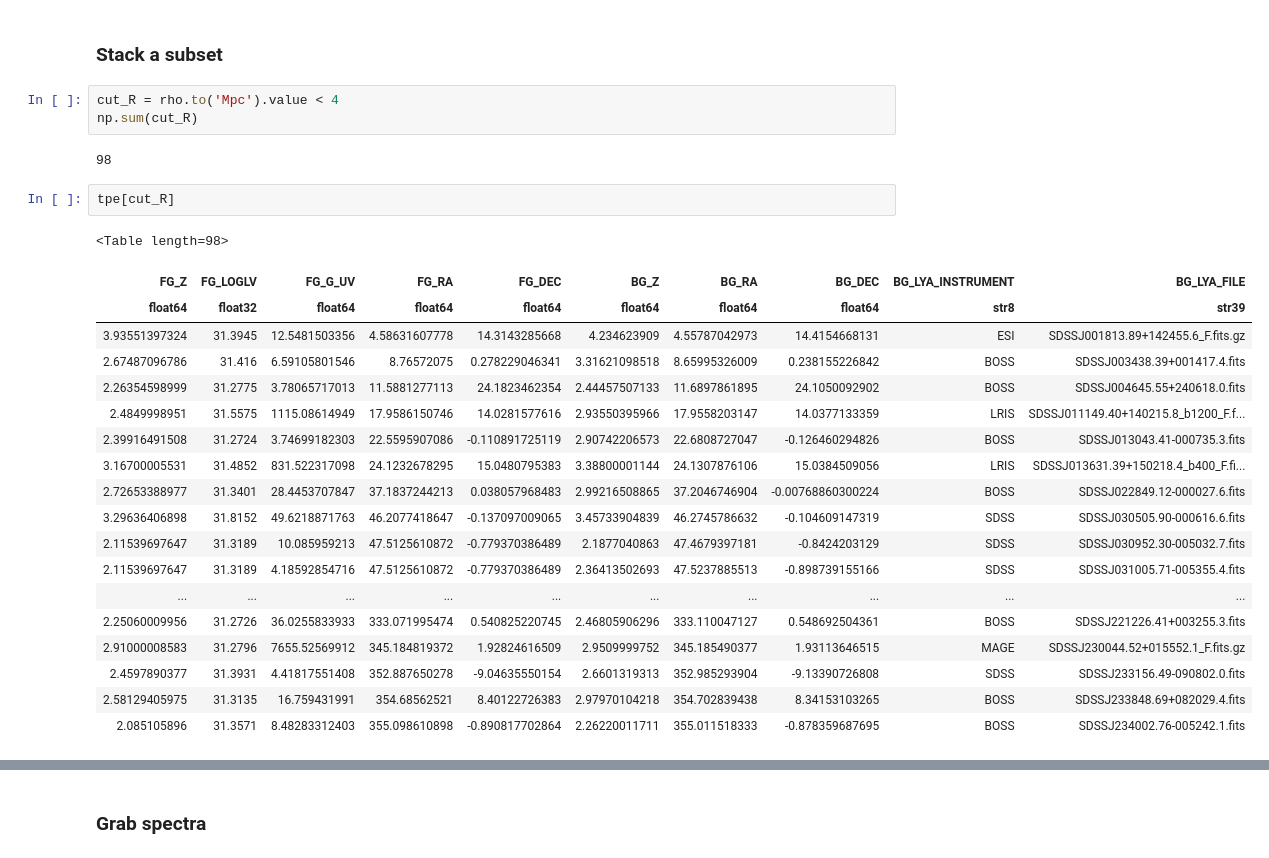
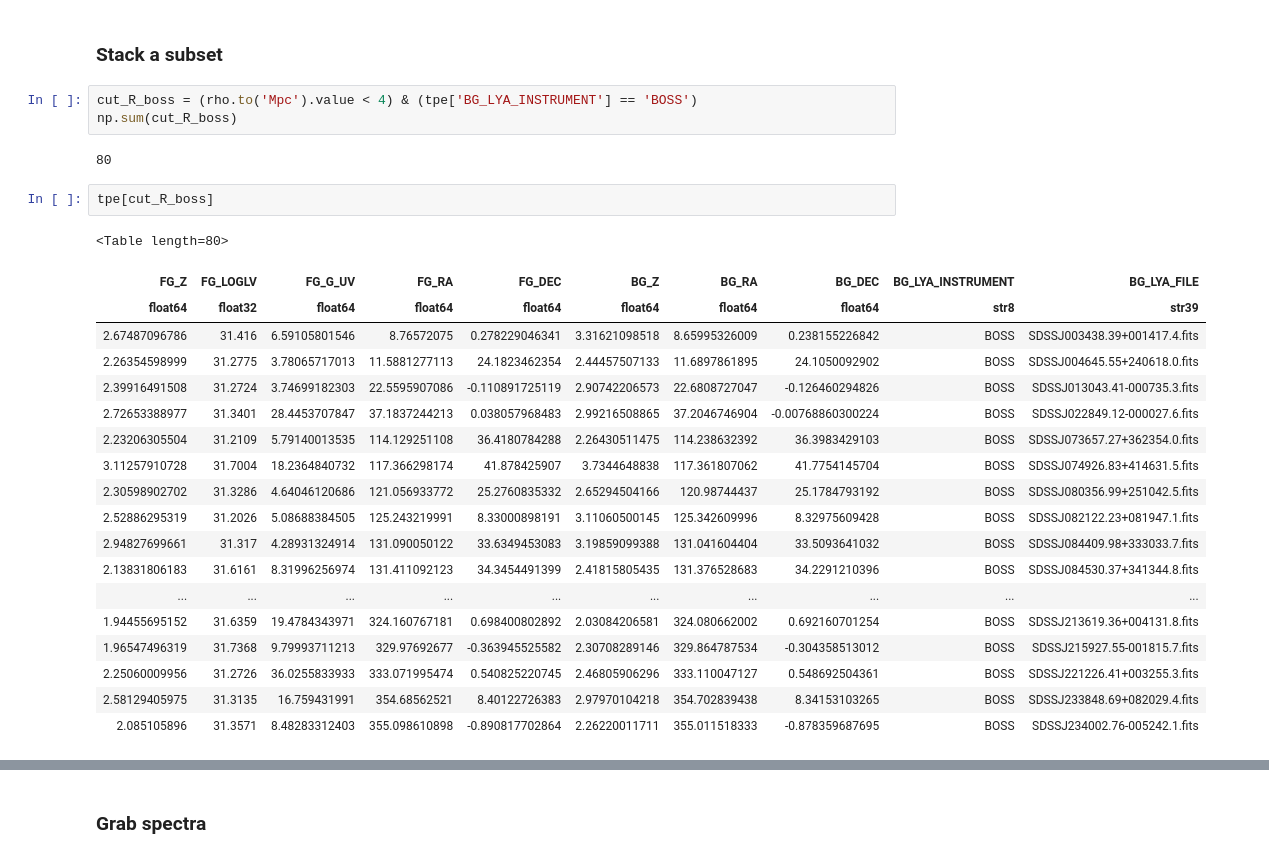
Before and after one commit to qsopairs/papers, a Jupyter notebook: TPE/Analysis/Stacking_TPE.ipynb, the cells around one changed output, grey strips where cells are left out. Drawn from its saved outputs; the diff is of its cells as text.

```diff
--- a/TPE/Analysis/Stacking_TPE.ipynb
+++ b/TPE/Analysis/Stacking_TPE.ipynb
@@ -83,29 +85,29 @@ xdb.xhist(rho.value)
 # %% [markdown]
 ### Stack a subset
 # %%
-cut_R = rho.to('Mpc').value < 4
-np.sum(cut_R)
+cut_R_boss = (rho.to('Mpc').value < 4) & (tpe['BG_LYA_INSTRUMENT'] == 'BOSS')
+np.sum(cut_R_boss)
 # %% [output]
-98
+80
 # %%
-tpe[cut_R]
+tpe[cut_R_boss]
 # %% [output]
-<Table length=98>
+<Table length=80>
 | FG_Z | FG_LOGLV | FG_G_UV | FG_RA | FG_DEC | BG_Z | BG_RA | BG_DEC | BG_LYA_INSTRUMENT | BG_LYA_FILE |
 | float64 | float32 | float64 | float64 | float64 | float64 | float64 | float64 | str8 | str39 |
-| 3.93551397324 | 31.3945 | 12.5481503356 | 4.58631607778 | 14.3143285668 | 4.234623909 | 4.55787042973 | 14.4154668131 | ESI | SDSSJ001813.89+142455.6_F.fits.gz |
 | 2.67487096786 | 31.416 | 6.59105801546 | 8.76572075 | 0.278229046341 | 3.31621098518 | 8.65995326009 | 0.238155226842 | BOSS | SDSSJ003438.39+001417.4.fits |
 | 2.26354598999 | 31.2775 | 3.78065717013 | 11.5881277113 | 24.1823462354 | 2.44457507133 | 11.6897861895 | 24.1050092902 | BOSS | SDSSJ004645.55+240618.0.fits |
-| 2.4849998951 | 31.5575 | 1115.08614949 | 17.9586150746 | 14.0281577616 | 2.93550395966 | 17.9558203147 | 14.0377133359 | LRIS | SDSSJ011149.40+140215.8_b1200_F.f... |
 | 2.39916491508 | 31.2724 | 3.74699182303 | 22.5595907086 | -0.110891725119 | 2.90742206573 | 22.6808727047 | -0.126460294826 | BOSS | SDSSJ013043.41-000735.3.fits |
-| 3.16700005531 | 31.4852 | 831.522317098 | 24.1232678295 | 15.0480795383 | 3.38800001144 | 24.1307876106 | 15.0384509056 | LRIS | SDSSJ013631.39+150218.4_b400_F.fi... |
 | 2.72653388977 | 31.3401 | 28.4453707847 | 37.1837244213 | 0.038057968483 | 2.99216508865 | 37.2046746904 | -0.00768860300224 | BOSS | SDSSJ022849.12-000027.6.fits |
-| 3.29636406898 | 31.8152 | 49.6218871763 | 46.2077418647 | -0.137097009065 | 3.45733904839 | 46.2745786632 | -0.104609147319 | SDSS | SDSSJ030505.90-000616.6.fits |
-| 2.11539697647 | 31.3189 | 10.085959213 | 47.5125610872 | -0.779370386489 | 2.1877040863 | 47.4679397181 | -0.8424203129 | SDSS | SDSSJ030952.30-005032.7.fits |
-| 2.11539697647 | 31.3189 | 4.18592854716 | 47.5125610872 | -0.779370386489 | 2.36413502693 | 47.5237885513 | -0.898739155166 | SDSS | SDSSJ031005.71-005355.4.fits |
+| 2.23206305504 | 31.2109 | 5.79140013535 | 114.129251108 | 36.4180784288 | 2.26430511475 | 114.238632392 | 36.3983429103 | BOSS | SDSSJ073657.27+362354.0.fits |
+| 3.11257910728 | 31.7004 | 18.2364840732 | 117.366298174 | 41.878425907 | 3.7344648838 | 117.361807062 | 41.7754145704 | BOSS | SDSSJ074926.83+414631.5.fits |
+| 2.30598902702 | 31.3286 | 4.64046120686 | 121.056933772 | 25.2760835332 | 2.65294504166 | 120.98744437 | 25.1784793192 | BOSS | SDSSJ080356.99+251042.5.fits |
+| 2.52886295319 | 31.2026 | 5.08688384505 | 125.243219991 | 8.33000898191 | 3.11060500145 | 125.342609996 | 8.32975609428 | BOSS | SDSSJ082122.23+081947.1.fits |
+| 2.94827699661 | 31.317 | 4.28931324914 | 131.090050122 | 33.6349453083 | 3.19859099388 | 131.041604404 | 33.5093641032 | BOSS | SDSSJ084409.98+333033.7.fits |
+| 2.13831806183 | 31.6161 | 8.31996256974 | 131.411092123 | 34.3454491399 | 2.41815805435 | 131.376528683 | 34.2291210396 | BOSS | SDSSJ084530.37+341344.8.fits |
 | ... | ... | ... | ... | ... | ... | ... | ... | ... | ... |
+| 1.94455695152 | 31.6359 | 19.4784343971 | 324.160767181 | 0.698400802892 | 2.03084206581 | 324.080662002 | 0.692160701254 | BOSS | SDSSJ213619.36+004131.8.fits |
+| 1.96547496319 | 31.7368 | 9.79993711213 | 329.97692677 | -0.363945525582 | 2.30708289146 | 329.864787534 | -0.304358513012 | BOSS | SDSSJ215927.55-001815.7.fits |
 | 2.25060009956 | 31.2726 | 36.0255833933 | 333.071995474 | 0.540825220745 | 2.46805906296 | 333.110047127 | 0.548692504361 | BOSS | SDSSJ221226.41+003255.3.fits |
-| 2.91000008583 | 31.2796 | 7655.52569912 | 345.184819372 | 1.92824616509 | 2.9509999752 | 345.185490377 | 1.93113646515 | MAGE | SDSSJ230044.52+015552.1_F.fits.gz |
-| 2.4597890377 | 31.3931 | 4.41817551408 | 352.887650278 | -9.04635550154 | 2.6601319313 | 352.985293904 | -9.13390726808 | SDSS | SDSSJ233156.49-090802.0.fits |
 | 2.58129405975 | 31.3135 | 16.759431991 | 354.68562521 | 8.40122726383 | 2.97970104218 | 354.702839438 | 8.34153103265 | BOSS | SDSSJ233848.69+082029.4.fits |
 | 2.085105896 | 31.3571 | 8.48283312403 | 355.098610898 | -0.890817702864 | 2.26220011711 | 355.011518333 | -0.878359687695 | BOSS | SDSSJ234002.76-005242.1.fits |
```
Also changed, not shown: parts of 23 cells of this notebook, 1 other file.
